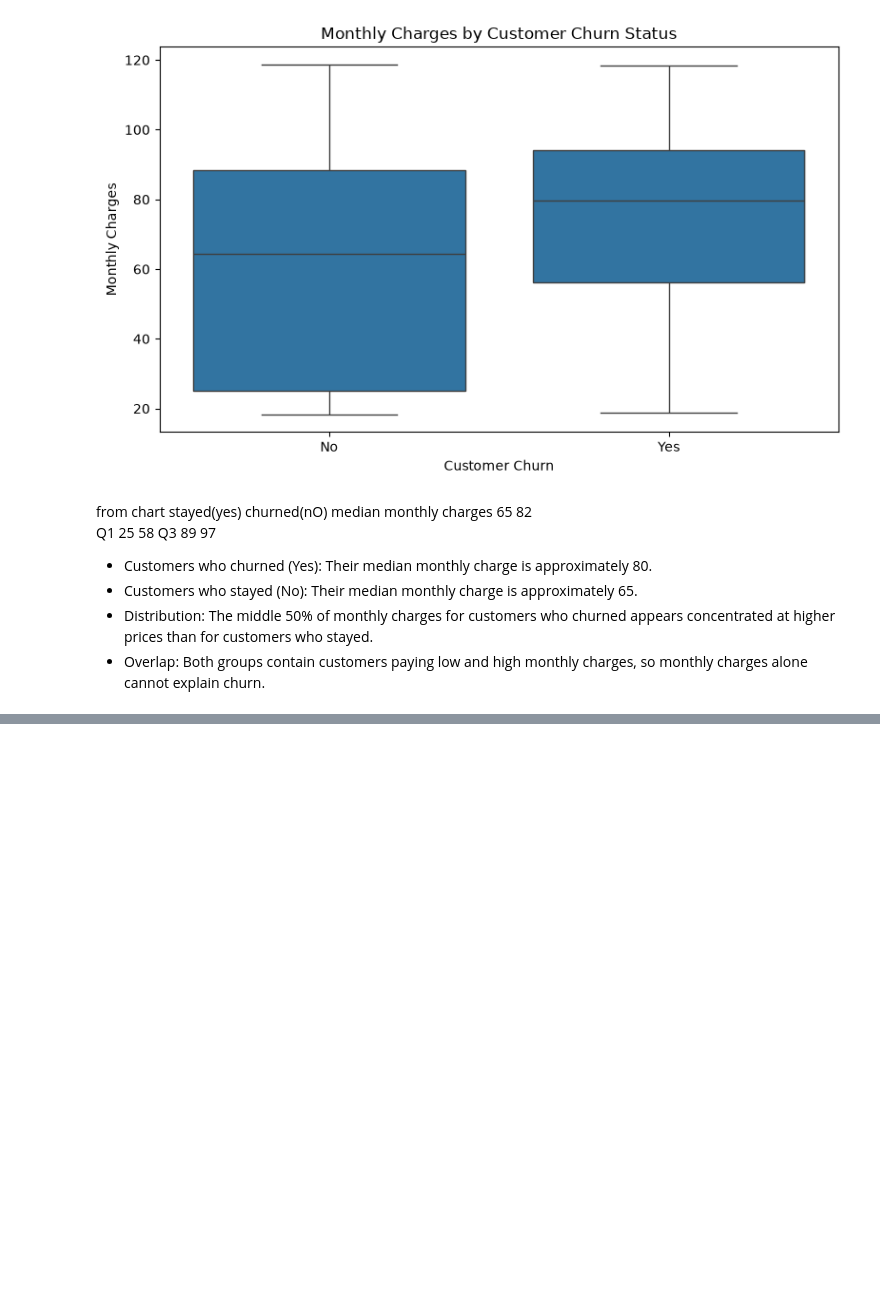
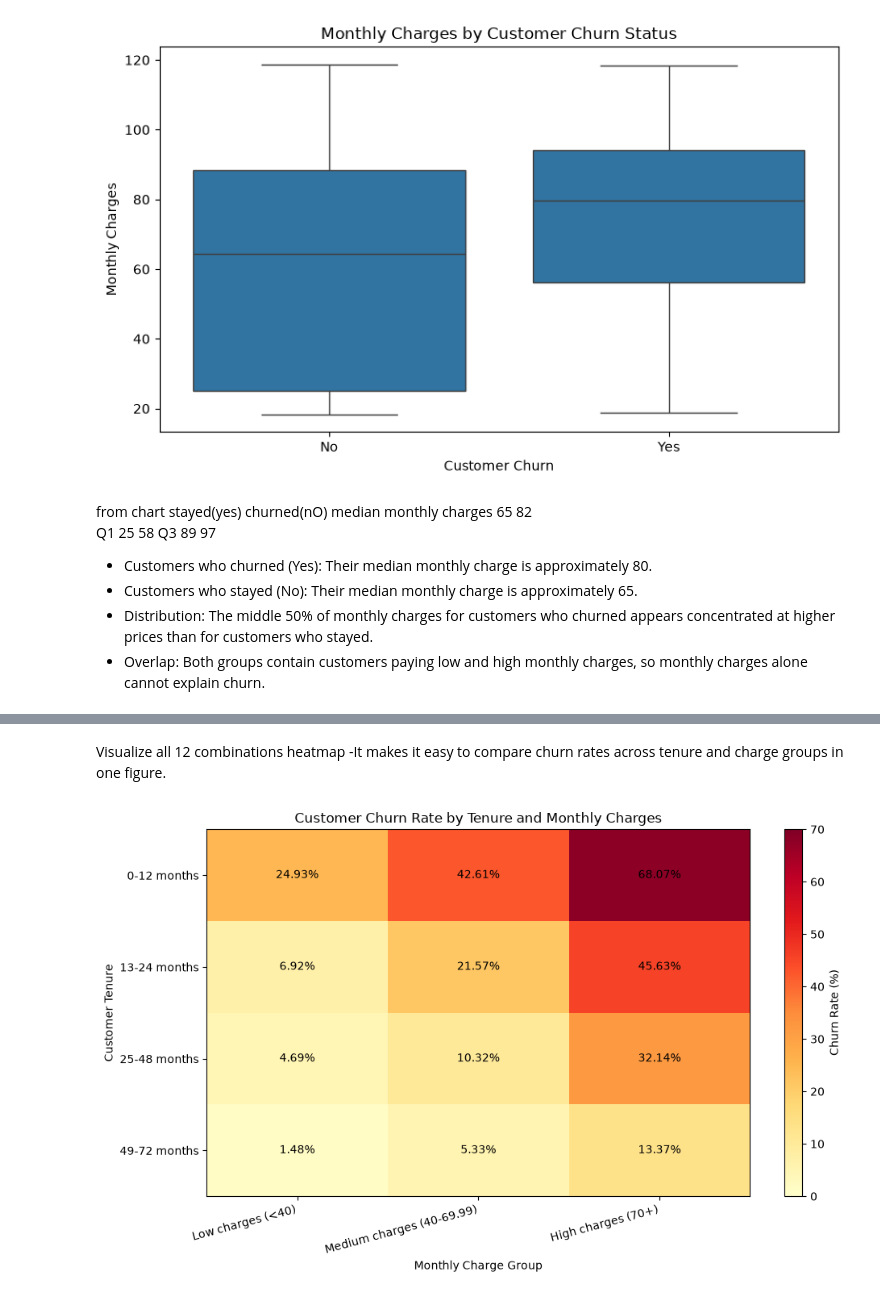
Before and after one commit to omaej78-star/Data-A, a Jupyter notebook: Churn_analysis.ipynb, the cells around one changed output, grey strips where cells are left out. Saved outputs shown, nothing was run; the diff lists cells and outputs as text; code cells hidden in the pictures; blank space fills up the shorter version.

Commit message:
analysing, visualizing and validating...

```diff
--- a/Churn_analysis.ipynb
+++ b/Churn_analysis.ipynb
@@ -1014,0 +1078,69 @@ The middle 50% of monthly charges for customers who churned appears concentrated
+# %% [markdown]
+Visualize all 12 combinations
+heatmap -It makes it easy to compare churn rates across tenure and charge groups in one figure.
+# %%
+import matplotlib.pyplot as plt
+
+# Reshape the SQL results for visualization
+heatmap_data = tenure_charges_churn.pivot(
+    index="tenure_group",
+    columns="charge_group",
+    values="churn_rate_percent"
+)
+
+# Arrange the tenure groups in the correct order
+tenure_order = [
+    "0-12 months",
+    "13-24 months",
+    "25-48 months",
+    "49-72 months"
+]
+
+charge_order = [
+    "Low charges (<40)",
+    "Medium charges (40-69.99)",
+    "High charges (70+)"
+]
+
+heatmap_data = heatmap_data.reindex(
+    index=tenure_order,
+    columns=charge_order
+)
+
+# Create the heatmap
+fig, ax = plt.subplots(figsize=(10, 6))
+
+image = ax.imshow(
+    heatmap_data.values,
+    cmap="YlOrRd",
+    aspect="auto",
+    vmin=0,
+    vmax=70
+)
+
+# Label the rows and columns
+ax.set_xticks(range(len(charge_order)))
+ax.set_xticklabels(charge_order, rotation=15, ha="right")
+
+ax.set_yticks(range(len(tenure_order)))
+ax.set_yticklabels(tenure_order)
+
+# Display the churn percentage in every cell
+for row in range(len(tenure_order)):
+    for col in range(len(charge_order)):
+        value = heatmap_data.iloc[row, col]
+        ax.text(
+            col, row, f"{value:.2f}%",
+            ha="center",
+            va="center"
+        )
+
+ax.set_title("Customer Churn Rate by Tenure and Monthly Charges")
+ax.set_xlabel("Monthly Charge Group")
+ax.set_ylabel("Customer Tenure")
+
+fig.colorbar(image, ax=ax, label="Churn Rate (%)")
+plt.tight_layout()
+plt.show()
+# %% [output]
+[figure, added]
```
Also changed, not shown: parts of 7 cells of this notebook.
